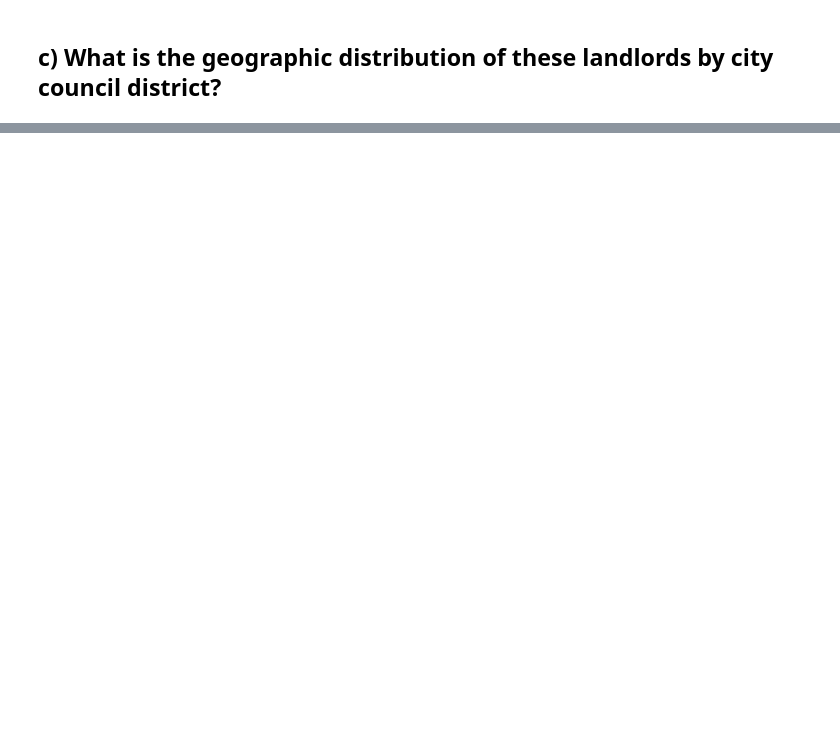
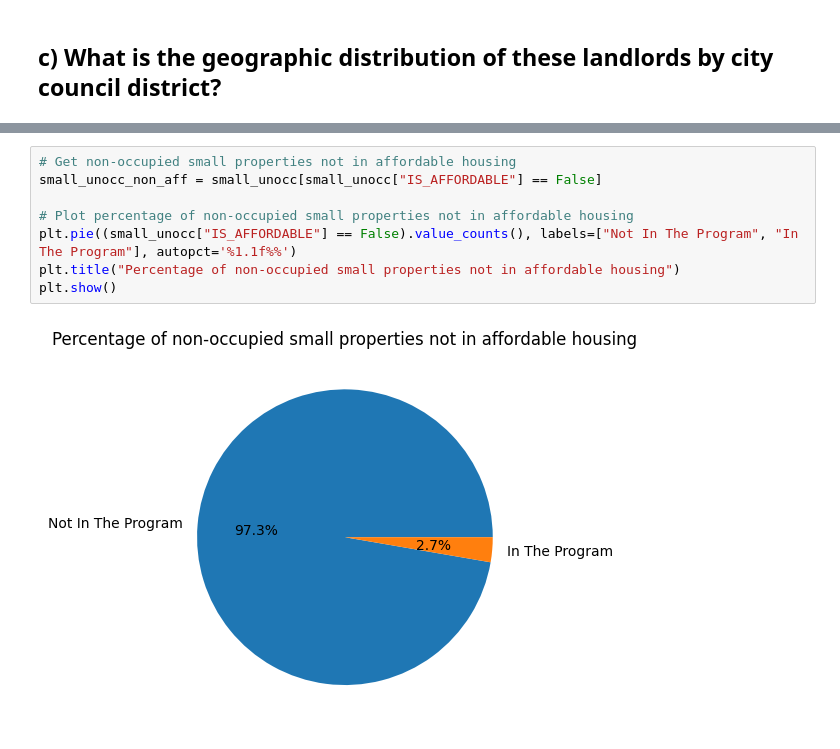
Before and after one commit to BU-Spark/ds-councilor-louijeune-small-landlord, a Jupyter notebook: fall22-team-4/src/3_questions.ipynb, the cells around one changed output, grey strips where cells are left out. Drawn from its saved outputs; the diff is of its cells as text; blank space fills up the shorter version.

```diff
--- a/fall22-team-4/src/3_questions.ipynb
+++ b/fall22-team-4/src/3_questions.ipynb
@@ -104,0 +158,10 @@ distribution
+# %%
+# Get non-occupied small properties not in affordable housing
+small_unocc_non_aff = small_unocc[small_unocc["IS_AFFORDABLE"] == False]
+
+# Plot percentage of non-occupied small properties not in affordable housing
+plt.pie((small_unocc["IS_AFFORDABLE"] == False).value_counts(), labels=["Not In The Program", "In The Program"], autopct='%1.1f%%')
+plt.title("Percentage of non-occupied small properties not in affordable housing")
+plt.show()
+# %% [output]
+[figure, added]
```
Also changed, not shown: parts of 5 cells of this notebook.
